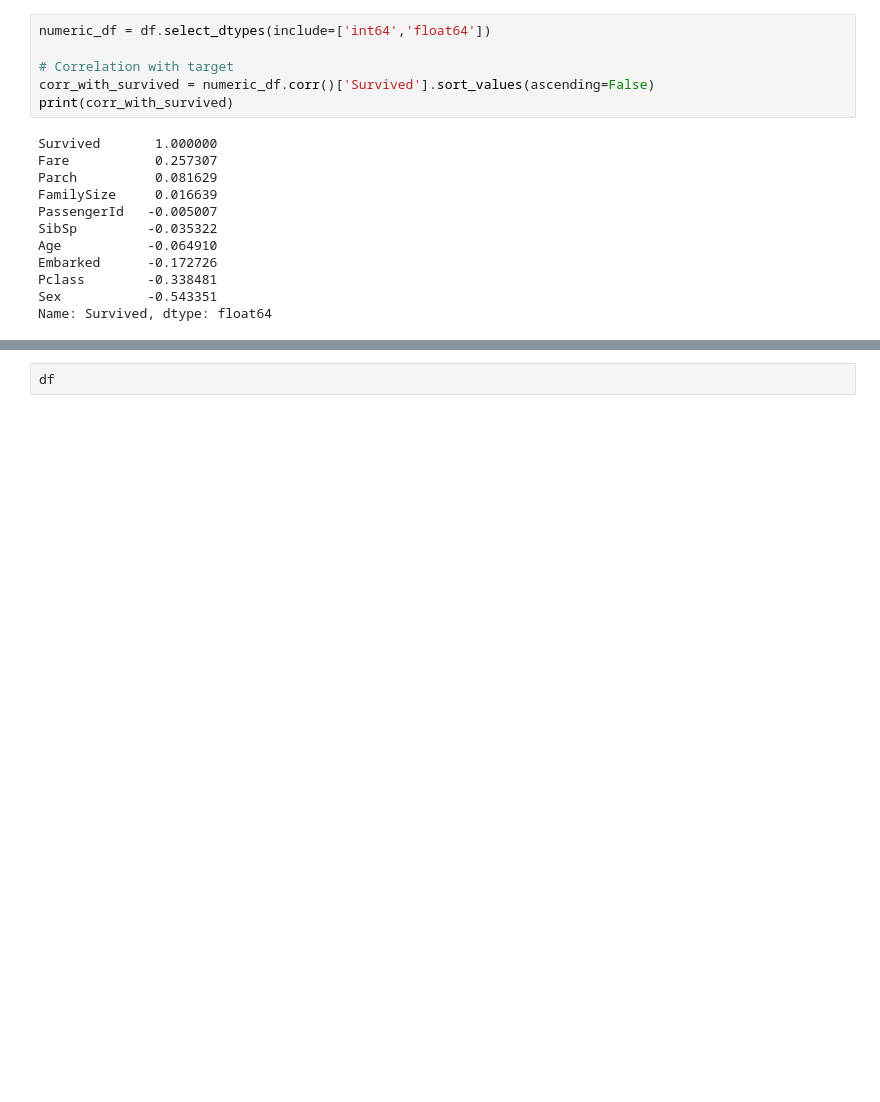
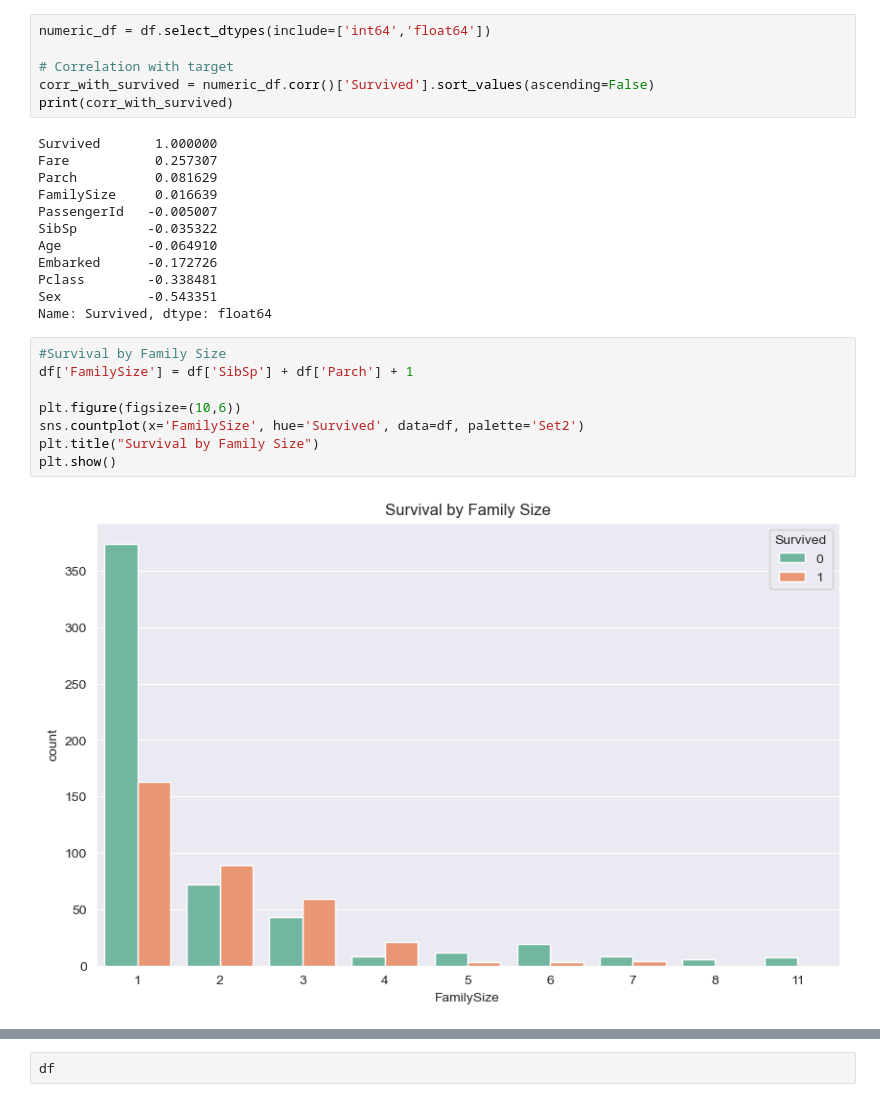
Before and after one commit to rohitt08-l/Python-and-ML-basic, a Jupyter notebook: Task/Task 2 -EDA/EDA.ipynb, the cells around one changed output, grey strips where cells are left out. Saved outputs shown, nothing was run; the diff lists cells and outputs as text; blank space fills up the shorter version.

```diff
--- a/Task/Task 2 -EDA/EDA.ipynb
+++ b/Task/Task 2 -EDA/EDA.ipynb
@@ -302,4 +309,14 @@ Embarked      -0.172726
 Pclass        -0.338481
 Sex           -0.543351
 Name: Survived, dtype: float64
+# %%
+#Survival by Family Size
+df['FamilySize'] = df['SibSp'] + df['Parch'] + 1
+
+plt.figure(figsize=(10,6))
+sns.countplot(x='FamilySize', hue='Survived', data=df, palette='Set2')
+plt.title("Survival by Family Size")
+plt.show()
+# %% [output]
+[figure, added]
 # %%
```
Also changed, not shown: parts of 4 cells of this notebook.
